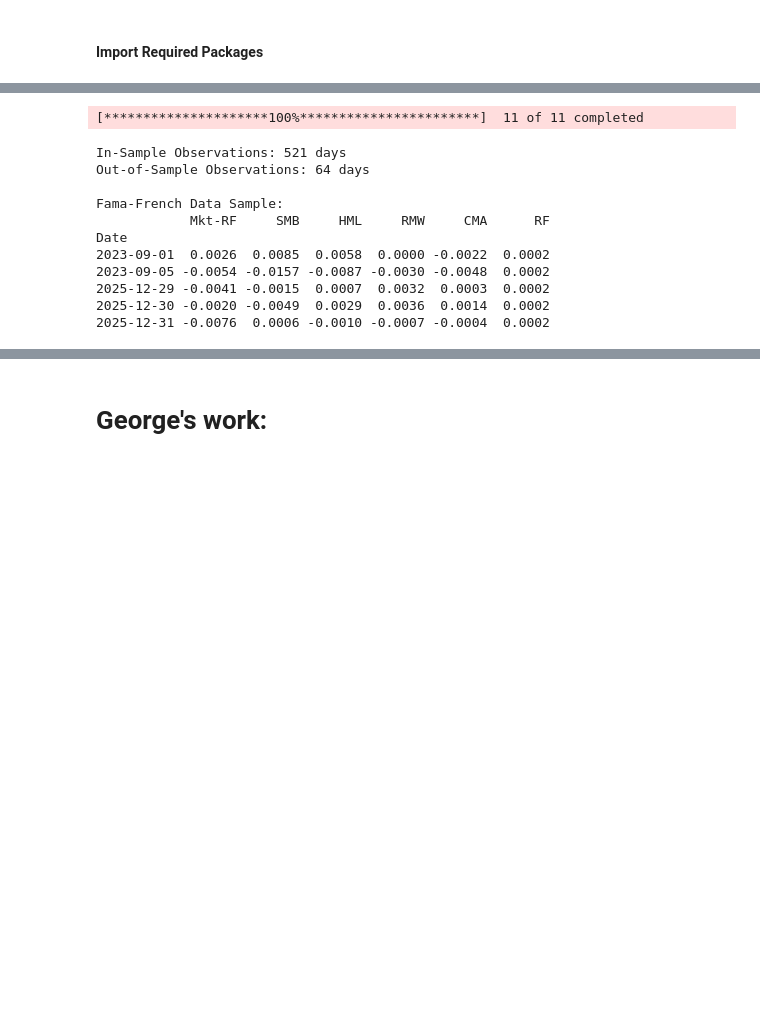
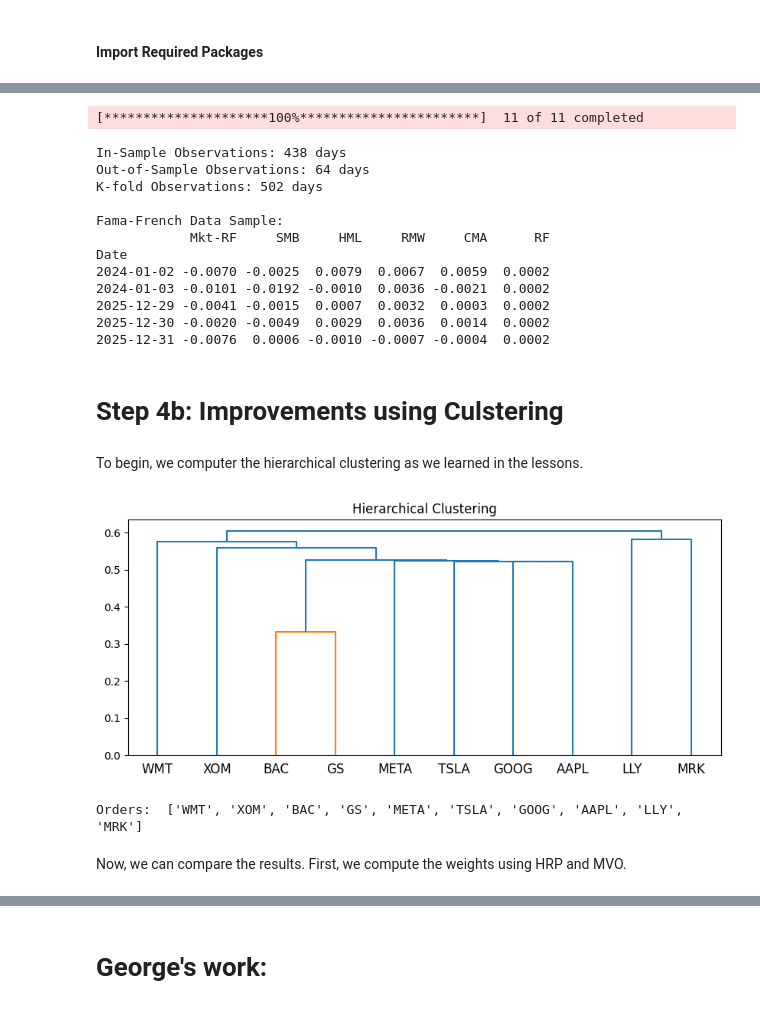
Before and after one commit to George7531/Portfolio_Management, a Jupyter notebook: Group_19296_MScFE_652_Portfolio_Management_Project_2.ipynb, the cells around one changed output, grey strips where cells are left out. Drawn from its saved outputs; the diff is of its cells as text; code cells hidden in the pictures; blank space fills up the shorter version.

Commit message:
until step 5c completion

```diff
--- a/Group_19296_MScFE_652_Portfolio_Management_Project_2.ipynb
+++ b/Group_19296_MScFE_652_Portfolio_Management_Project_2.ipynb
@@ -27,16 +31,19 @@ import yfinance as yf                   # yfinance library
 # Define parameters
 tickers = ['TSLA', 'WMT', 'BAC', 'GS', 'LLY', 'MRK', 'GOOG', 'META', 'AAPL', 'XOM']
 BENCHMARK = "^GSPC"
-in_sample_start = '2023-09-01'
+in_sample_start = '2024-01-01' # updated to 2024-01-01 as we agreed
 in_sample_end = '2025-09-30'
 out_sample_start = '2025-10-01'
 out_sample_end = '2025-12-31'
+kfold_start = '2024-01-01'
+kfold_end = '2025-12-31'
+num_trading_days = 252 # Following the standard, assume we have 252 trading days a year
 
 # 1. Download using yfinance
 # Using auto_adjust=False
 raw_data = yf.download(
     tickers + [BENCHMARK],
-    start='2023-08-25', # For initial return
+    start='2023-12-25', # Include an additional week before our sample start date
     end='2026-01-01', # the end is exclusive, we should use 2026-01-01 so 2025-12-31 is included
     auto_adjust=False
 )
@@ -44,40 +51,82 @@ raw_data = yf.download(
 adj_close = raw_data['Close']
 
 # Calculate simple daily percentage returns
-daily_returns = adj_close.pct_change().dropna(how='all')
+daily_returns = adj_close.pct_change().dropna(how='all').dropna()
 
-# Drop any trading days where any of the 10 assets have missing data (strict alignment)
-daily_returns = daily_returns.dropna()
+# Normalize the data for alignment with Fama-French data
+daily_returns.index = pd.to_datetime(daily_returns.index).tz_localize(None).normalize()
 
 # In-Sample and Out-of-Sample subsets
 returns_in_sample = daily_returns.loc[in_sample_start:in_sample_end]
 returns_out_sample = daily_returns.loc[out_sample_start:out_sample_end]
+returns_kfold = daily_returns.loc[kfold_start:kfold_end]
 
 print(f"In-Sample Observations: {len(returns_in_sample)} days")
 print(f"Out-of-Sample Observations: {len(returns_out_sample)} days")
+print(f"K-fold Observations: {len(returns_kfold)} days")
 
 # 2. Download Fama-French 5-Factor Daily Data
-ff5_daily = web.DataReader('F-F_Research_Data_5_Factors_2x3_daily', 'famafrench', start='2023-09-01', end='2026-01-01')[0]
+ff5_daily = web.DataReader('F-F_Research_Data_5_Factors_2x3_daily', 'famafrench', start='2024-01-01', end='2026-01-01')[0]
+ff5_daily.index = ff5_daily.index.to_timestamp()
 
 # Convert from percentages to decimals
 ff5_daily = ff5_daily / 100.0
 
+# Normalize the data
+ff5_daily.index = pd.to_datetime(ff5_daily.index).tz_localize(None).normalize()
+
 # Partition factor data
 ff_in_sample = ff5_daily.loc[in_sample_start:in_sample_end]
 ff_out_sample = ff5_daily.loc[out_sample_start:out_sample_end]
+ff_kfold_sample = ff5_daily.loc[kfold_start:kfold_end]
 
 print("\nFama-French Data Sample:")
 print(pd.concat([ff_in_sample.head(2), ff_out_sample.tail(3)]))
 # %% [output]
 [*********************100%***********************]  11 of 11 completed
-In-Sample Observations: 521 days
+In-Sample Observations: 438 days
 Out-of-Sample Observations: 64 days
+K-fold Observations: 502 days
 
 Fama-French Data Sample:
             Mkt-RF     SMB     HML     RMW     CMA      RF
 Date
-2023-09-01  0.0026  0.0085  0.0058  0.0000 -0.0022  0.0002
-2023-09-05 -0.0054 -0.0157 -0.0087 -0.0030 -0.0048  0.0002
+2024-01-02 -0.0070 -0.0025  0.0079  0.0067  0.0059  0.0002
+2024-01-03 -0.0101 -0.0192 -0.0010  0.0036 -0.0021  0.0002
 2025-12-29 -0.0041 -0.0015  0.0007  0.0032  0.0003  0.0002
 2025-12-30 -0.0020 -0.0049  0.0029  0.0036  0.0014  0.0002
 2025-12-31 -0.0076  0.0006 -0.0010 -0.0007 -0.0004  0.0002
+# %% [markdown]
+# Step 4b: Improvements using Culstering
+# %% [markdown]
+To begin, we computer the hierarchical clustering as we learned in the lessons.
+# %%
+# Hierarchical Clustering
+train = returns_in_sample[tickers]
+test = returns_out_sample[tickers]
+
+# Computer the coveraince and correlation matrices
+cov = train.cov()
+corr = train.corr()
+
+# Convert the correlations into distances
+distances = np.sqrt((1 - corr) / 2)
+np.fill_diagonal(distances.values, 0) # to itself should be 0 distance
+
+# Single linkage hierarchical clustering
+links = linkage(squareform(distances.values), method="single")
+
+# Show the current linkages
+plt.figure(figsize=(10, 4))
+dendrogram(links, labels=tickers)
+plt.title("Hierarchical Clustering")
+plt.show()
+
+# Order the stocks by clusters
+ordered_tickers = [tickers[i] for i in leaves_list(links)]
+print("Orders: ", ordered_tickers)
+# %% [output]
+[figure, added]
+Orders:  ['WMT', 'XOM', 'BAC', 'GS', 'META', 'TSLA', 'GOOG', 'AAPL', 'LLY', 'MRK']
+# %% [markdown]
+Now, we can compare the results. First, we compute the weights using HRP and MVO.
```
Also changed, not shown: parts of 21 cells of this notebook.
